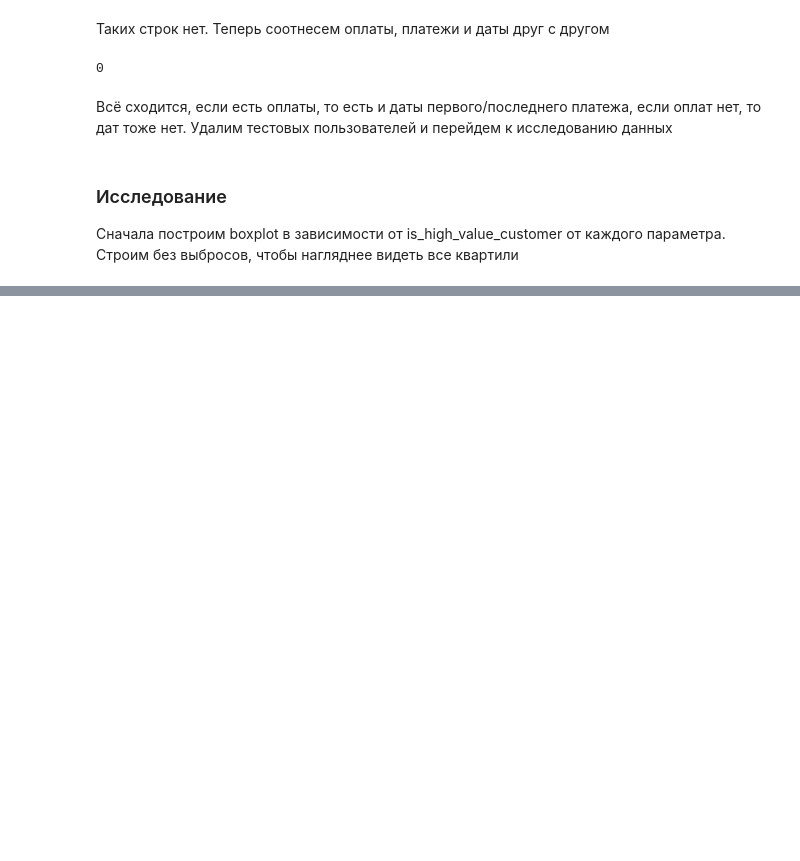
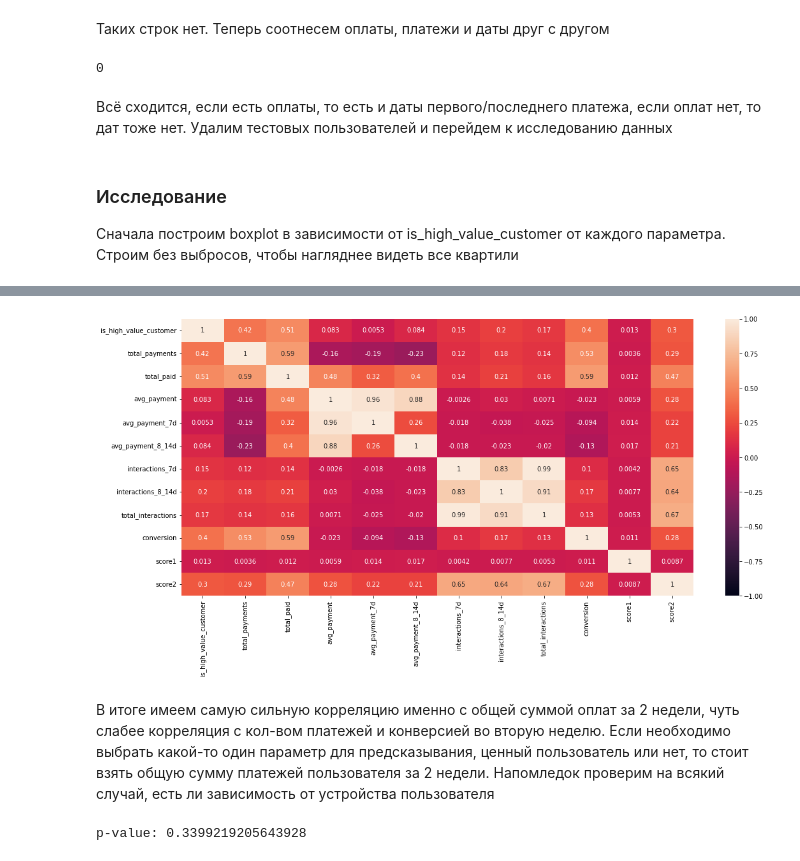
Before and after one commit to artsiom-bury/kit-code-test-exercise, a Jupyter notebook: test_exercise_kitcode.ipynb, the cells around one changed output, grey strips where cells are left out. Drawn from its saved outputs; the diff is of its cells as text; code cells hidden in the pictures; blank space fills up the shorter version.

```diff
--- a/test_exercise_kitcode.ipynb
+++ b/test_exercise_kitcode.ipynb
@@ -177,0 +217,29 @@ plt.show()
+# %%
+df['total_payments'] = df['payments_7d'] + df['payments_8_14d']
+df['total_paid'] = df['paid_7d'] + df['paid_8_14d']
+df['avg_payment'] = df['total_paid'] / df['total_payments']
+df['avg_payment_7d'] = df['paid_7d'] / df['payments_7d']
+df['avg_payment_8_14d'] = df['paid_8_14d'] / df['payments_8_14d']
+df['interactions_7d'] = np.sum(df[['sent_7d', 'open_7d', 'click_7d', 'page_visits_7d', 'logins_7d']], axis=1)
+df['interactions_8_14d'] = np.sum(df[['sent_8_14d', 'open_8_14d', 'click_8_14d', 'page_visits_8_14d', 'logins_8_14d']], axis=1)
+df['total_interactions'] = df['interactions_7d'] + df['interactions_8_14d']
+df['conversion'] = np.where((df['payments_7d']!=0) & (df['payments_8_14d']!=0),1,0)
+# %%
+plot_df2 = df[['is_high_value_customer','total_payments', 'total_paid', 'avg_payment', 'avg_payment_7d',
+       'avg_payment_8_14d', 'interactions_7d', 'interactions_8_14d',
+       'total_interactions', 'conversion', 'score1', 'score2']]
+plt.figure(figsize=(18, 8))
+sns.heatmap(plot_df2.corr(), vmin=-1, vmax=1, annot=True)
+plt.show()
+# %% [output]
+[figure, added]
+# %% [markdown]
+В итоге имеем самую сильную корреляцию именно с общей суммой оплат за 2 недели, чуть слабее корреляция с кол-вом платежей и конверсией во вторую неделю. Если необходимо выбрать какой-то один параметр для предсказывания, ценный пользователь или нет, то стоит взять общую сумму платежей пользователя за 2 недели. Напомледок проверим на всякий случай, есть ли зависимость от устройства пользователя
+# %%
+data = np.array(df[['is_high_value_customer', 'user_first_os', 'user_id']].groupby(['is_high_value_customer', 'user_first_os']).count().reset_index() \
+    .pivot_table(index='user_first_os',columns='is_high_value_customer', aggfunc='mean'))
+stat, p, dof, expected = chi2_contingency(data)
+
+print(f"p-value: {p}")
+# %% [output]
+p-value: 0.3399219205643928
```
Also changed, not shown: parts of 18 cells of this notebook, 1 other file.
